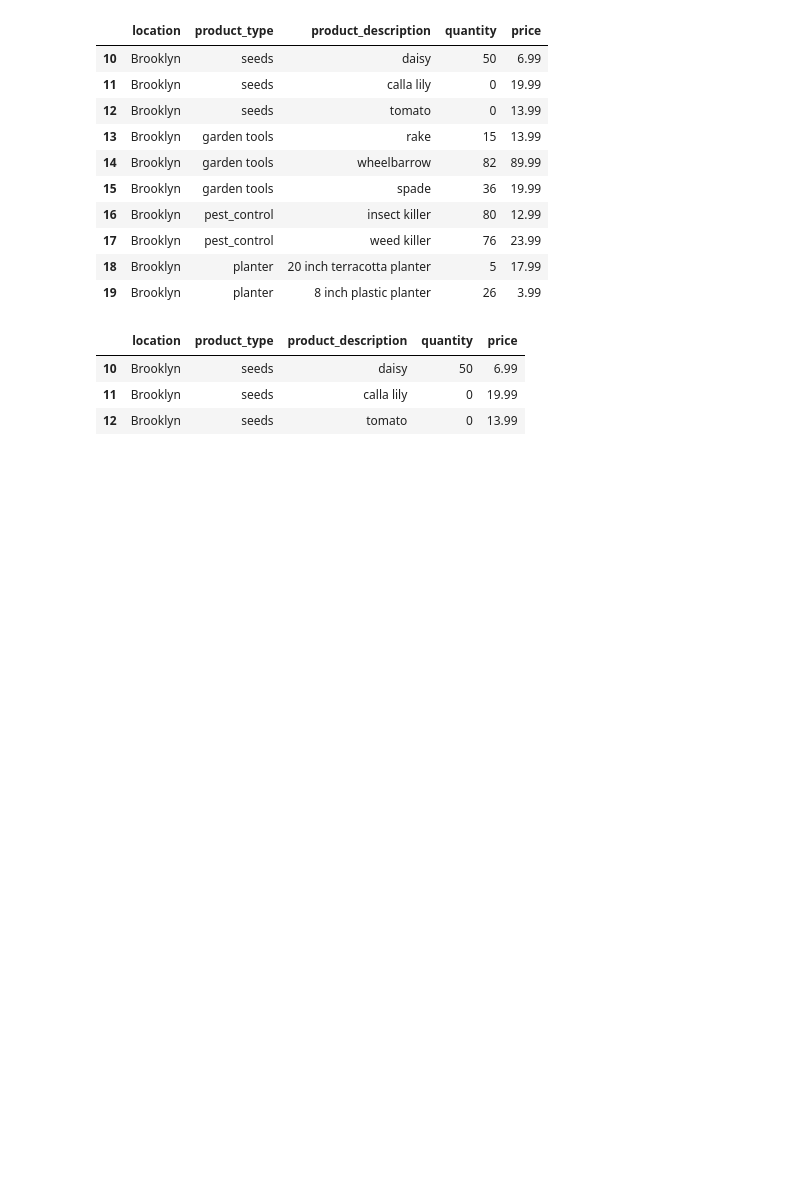
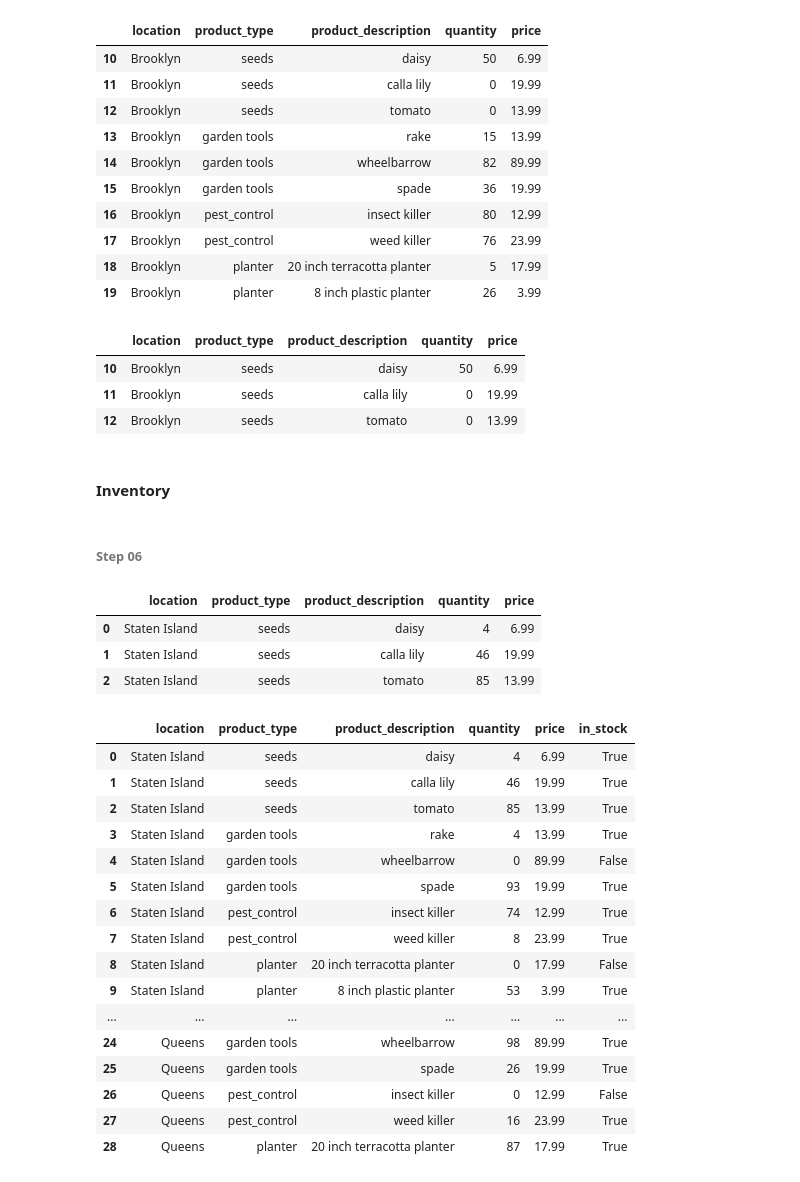
Before and after one commit to hassan-ak/PIAIC-AI, a Jupyter notebook: Q2/Classes/Pandas/assignment/assignment1/PIAIC53818_Assignment01_Pandas.ipynb, the cells around one changed output. Cells and saved outputs as stored; diff of their text form; code cells hidden in the pictures; blank space fills up the shorter version.

```diff
--- a/Q2/Classes/Pandas/assignment/assignment1/PIAIC53818_Assignment01_Pandas.ipynb
+++ b/Q2/Classes/Pandas/assignment/assignment1/PIAIC53818_Assignment01_Pandas.ipynb
@@ -833,3 +833,7 @@ seed_request
 | 10 | Brooklyn | seeds | daisy | 50 | 6.99 |
 | 11 | Brooklyn | seeds | calla lily | 0 | 19.99 |
 | 12 | Brooklyn | seeds | tomato | 0 | 13.99 |
+# %% [markdown]
+#### Inventory
+# %% [markdown]
+###### Step 06
@@ -835,0 +842,28 @@ seed_request
+# %%
+inventory.head(3)
+# %% [output]
+|  | location | product_type | product_description | quantity | price |
+| 0 | Staten Island | seeds | daisy | 4 | 6.99 |
+| 1 | Staten Island | seeds | calla lily | 46 | 19.99 |
+| 2 | Staten Island | seeds | tomato | 85 | 13.99 |
+# %%
+inventory["in_stock"]=inventory.quantity>0
+inventory
+# %% [output]
+|  | location | product_type | product_description | quantity | price | in_stock |
+| 0 | Staten Island | seeds | daisy | 4 | 6.99 | True |
+| 1 | Staten Island | seeds | calla lily | 46 | 19.99 | True |
+| 2 | Staten Island | seeds | tomato | 85 | 13.99 | True |
+| 3 | Staten Island | garden tools | rake | 4 | 13.99 | True |
+| 4 | Staten Island | garden tools | wheelbarrow | 0 | 89.99 | False |
+| 5 | Staten Island | garden tools | spade | 93 | 19.99 | True |
+| 6 | Staten Island | pest_control | insect killer | 74 | 12.99 | True |
+| 7 | Staten Island | pest_control | weed killer | 8 | 23.99 | True |
+| 8 | Staten Island | planter | 20 inch terracotta planter | 0 | 17.99 | False |
+| 9 | Staten Island | planter | 8 inch plastic planter | 53 | 3.99 | True |
+| ... | ... | ... | ... | ... | ... | ... |
+| 24 | Queens | garden tools | wheelbarrow | 98 | 89.99 | True |
+| 25 | Queens | garden tools | spade | 26 | 19.99 | True |
+| 26 | Queens | pest_control | insect killer | 0 | 12.99 | False |
+| 27 | Queens | pest_control | weed killer | 16 | 23.99 | True |
+| 28 | Queens | planter | 20 inch terracotta planter | 87 | 17.99 | True |
```
Also changed, not shown: parts of 1 cell of this notebook.
